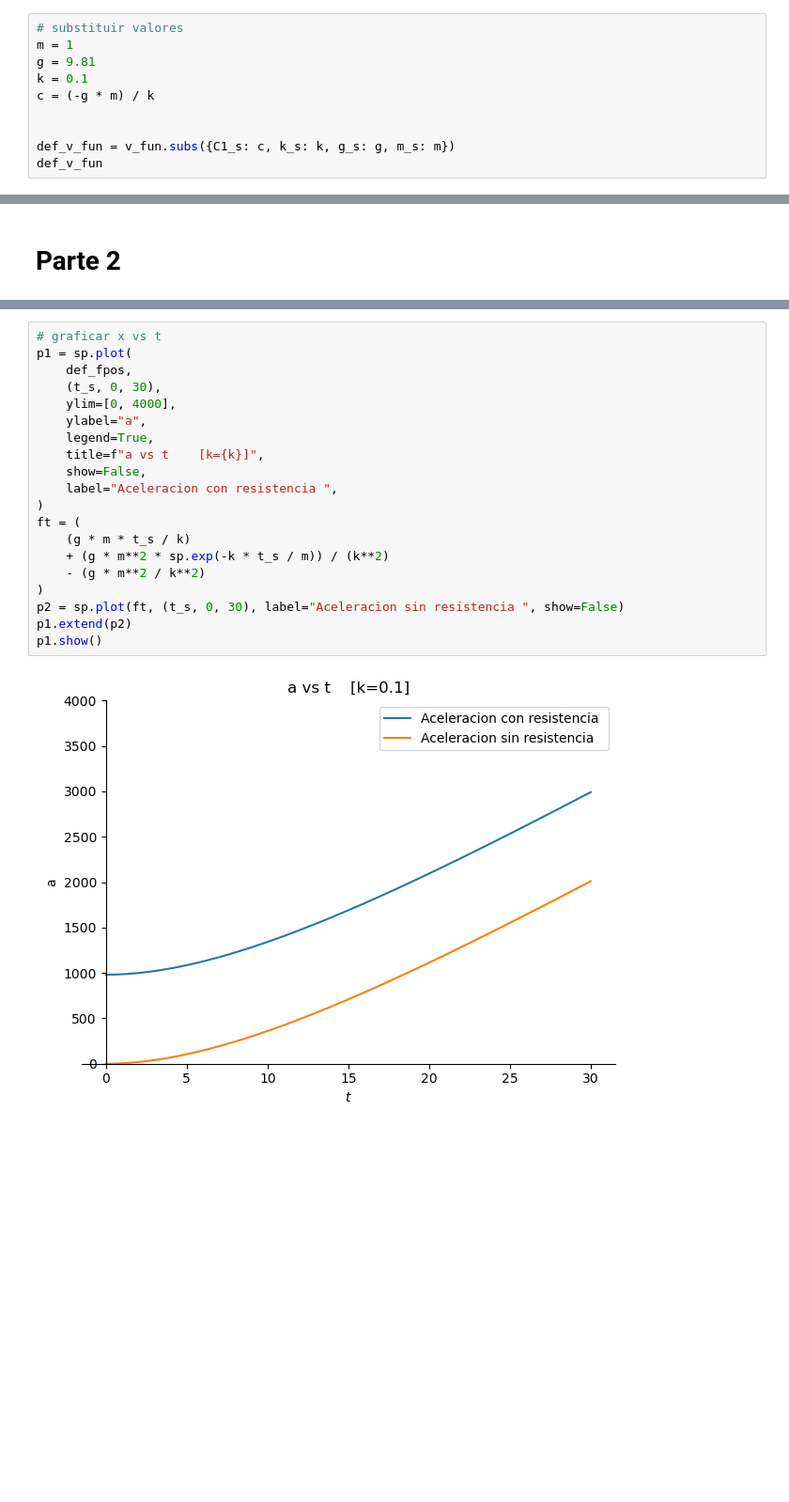
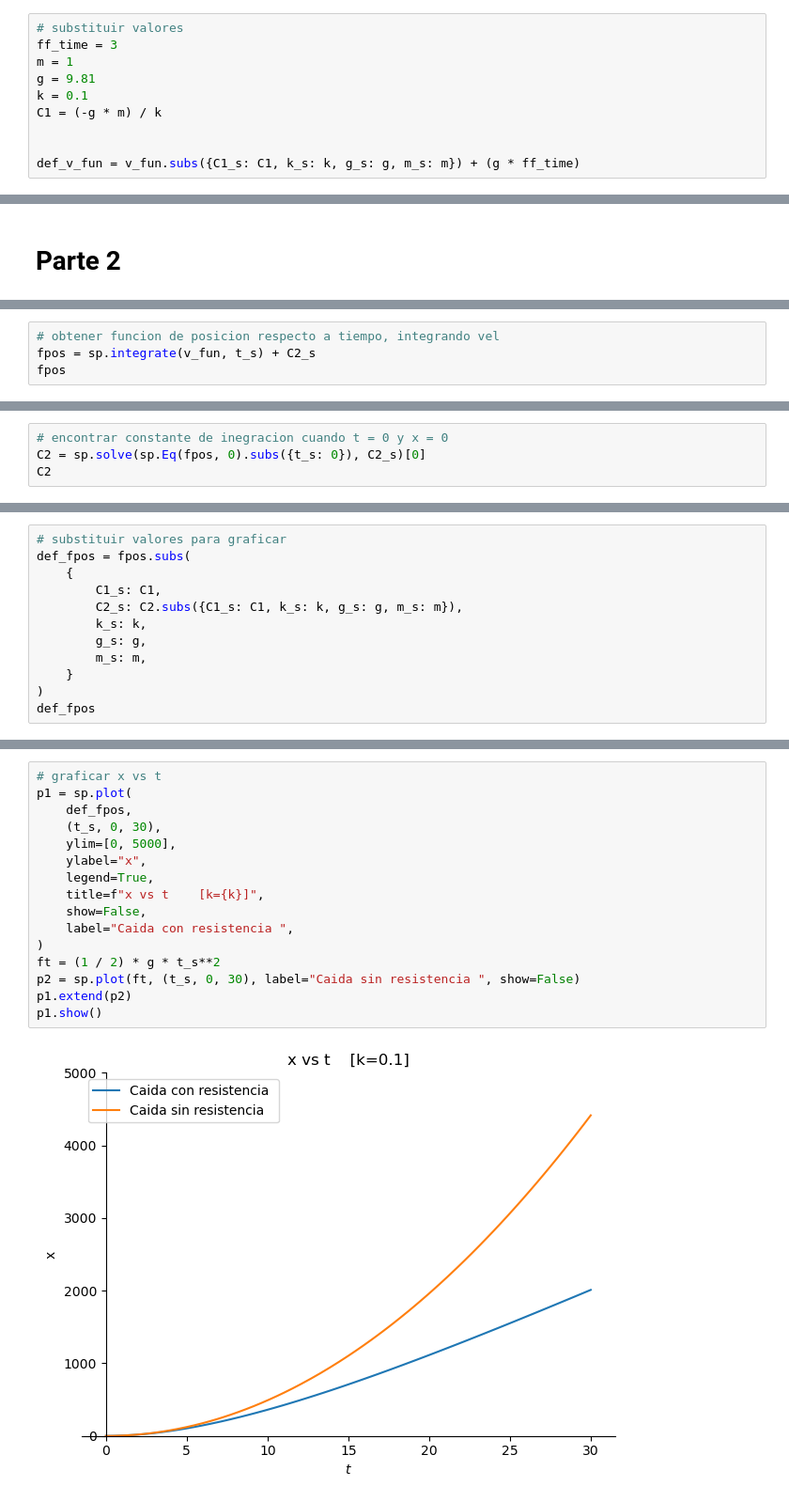
Before and after one commit to Jose-AE/F1014B, a Jupyter notebook: F1014B-R/R.ipynb, the cells around one changed output, grey strips where cells are left out. Shown at 94% size. Cells and saved outputs as stored; diff of their text form; blank space fills up the shorter version.

```diff
--- a/F1014B-R/R.ipynb
+++ b/F1014B-R/R.ipynb
@@ -25,11 +26,11 @@ sol
 $\displaystyle v{\left(t \right)} = C_{1} e^{- \frac{k t}{m}} + \frac{g m}{k}$
 # %%
 # substituir valores
+ff_time = 3
 m = 1
 g = 9.81
 k = 0.1
-c = (-g * m) / k
+C1 = (-g * m) / k
 
 
-def_v_fun = v_fun.subs({C1_s: c, k_s: k, g_s: g, m_s: m})
-def_v_fun
+def_v_fun = v_fun.subs({C1_s: C1, k_s: k, g_s: g, m_s: m}) + (g * ff_time)
@@ -80,0 +78,4 @@ $\displaystyle \frac{g m t}{k} + \begin{cases} - \frac{C_{1} m e^{- \frac{k t}{m
+# %%
+# obtener funcion de posicion respecto a tiempo, integrando vel
+fpos = sp.integrate(v_fun, t_s) + C2_s
+fpos
@@ -80,0 +84,4 @@ $\displaystyle \frac{g m t}{k} + \begin{cases} - \frac{C_{1} m e^{- \frac{k t}{m
+# %%
+# encontrar constante de inegracion cuando t = 0 y x = 0
+C2 = sp.solve(sp.Eq(fpos, 0).subs({t_s: 0}), C2_s)[0]
+C2
@@ -80,0 +90,12 @@ $\displaystyle \frac{g m t}{k} + \begin{cases} - \frac{C_{1} m e^{- \frac{k t}{m
+# %%
+# substituir valores para graficar
+def_fpos = fpos.subs(
+    {
+        C1_s: C1,
+        C2_s: C2.subs({C1_s: C1, k_s: k, g_s: g, m_s: m}),
+        k_s: k,
+        g_s: g,
+        m_s: m,
+    }
+)
+def_fpos
@@ -81,22 +104,18 @@ $\displaystyle \frac{g m t}{k} + \begin{cases} - \frac{C_{1} m e^{- \frac{k t}{m
 # %%
 # graficar x vs t
 p1 = sp.plot(
     def_fpos,
     (t_s, 0, 30),
-    ylim=[0, 4000],
-    ylabel="a",
+    ylim=[0, 5000],
+    ylabel="x",
     legend=True,
-    title=f"a vs t    [k={k}]",
+    title=f"x vs t    [k={k}]",
     show=False,
-    label="Aceleracion con resistencia ",
+    label="Caida con resistencia ",
 )
-ft = (
-    (g * m * t_s / k)
-    + (g * m**2 * sp.exp(-k * t_s / m)) / (k**2)
-    - (g * m**2 / k**2)
-)
-p2 = sp.plot(ft, (t_s, 0, 30), label="Aceleracion sin resistencia ", show=False)
+ft = (1 / 2) * g * t_s**2
+p2 = sp.plot(ft, (t_s, 0, 30), label="Caida sin resistencia ", show=False)
 p1.extend(p2)
 p1.show()
 # %% [output]
-[figure, old version]
+[figure, new version]
```
Also changed, not shown: parts of 8 cells of this notebook.
